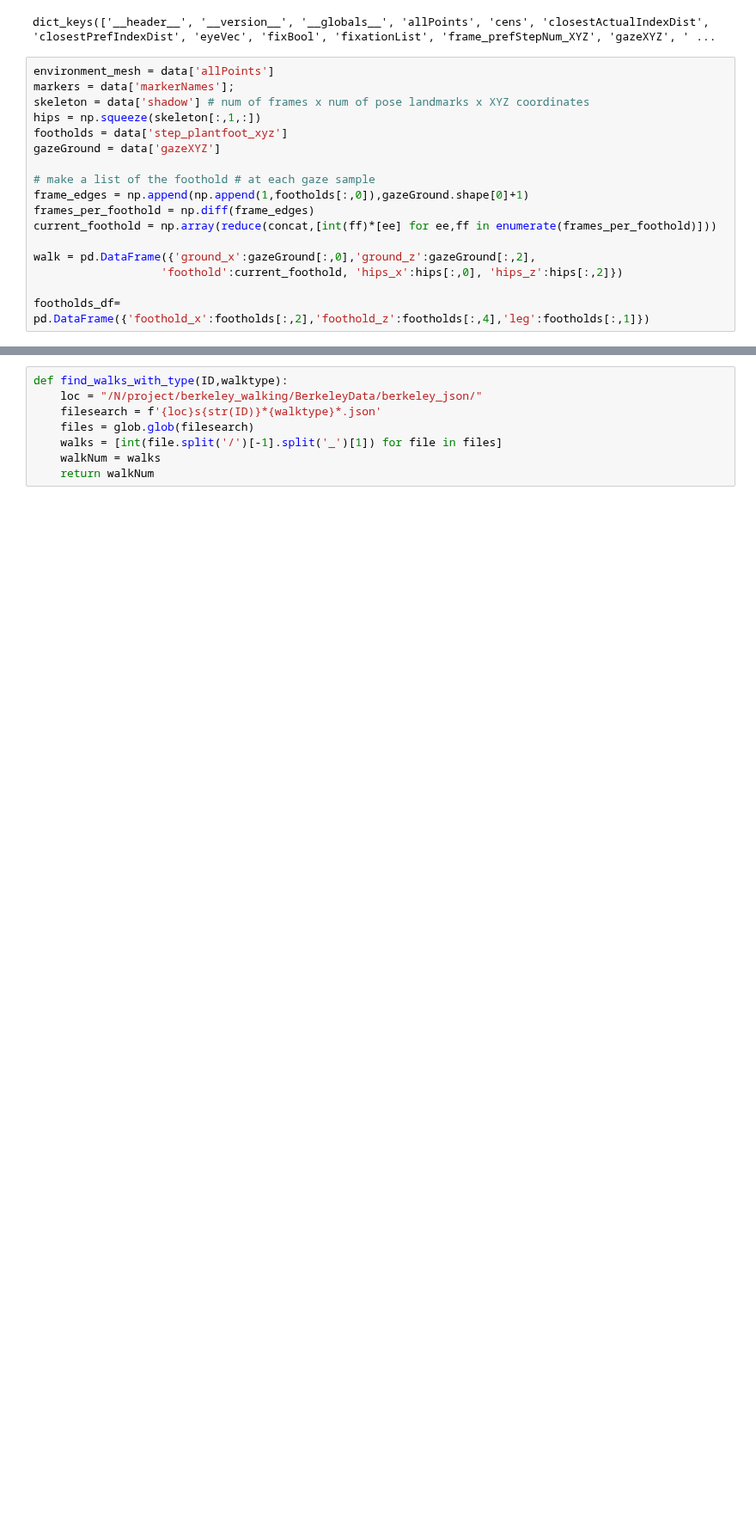
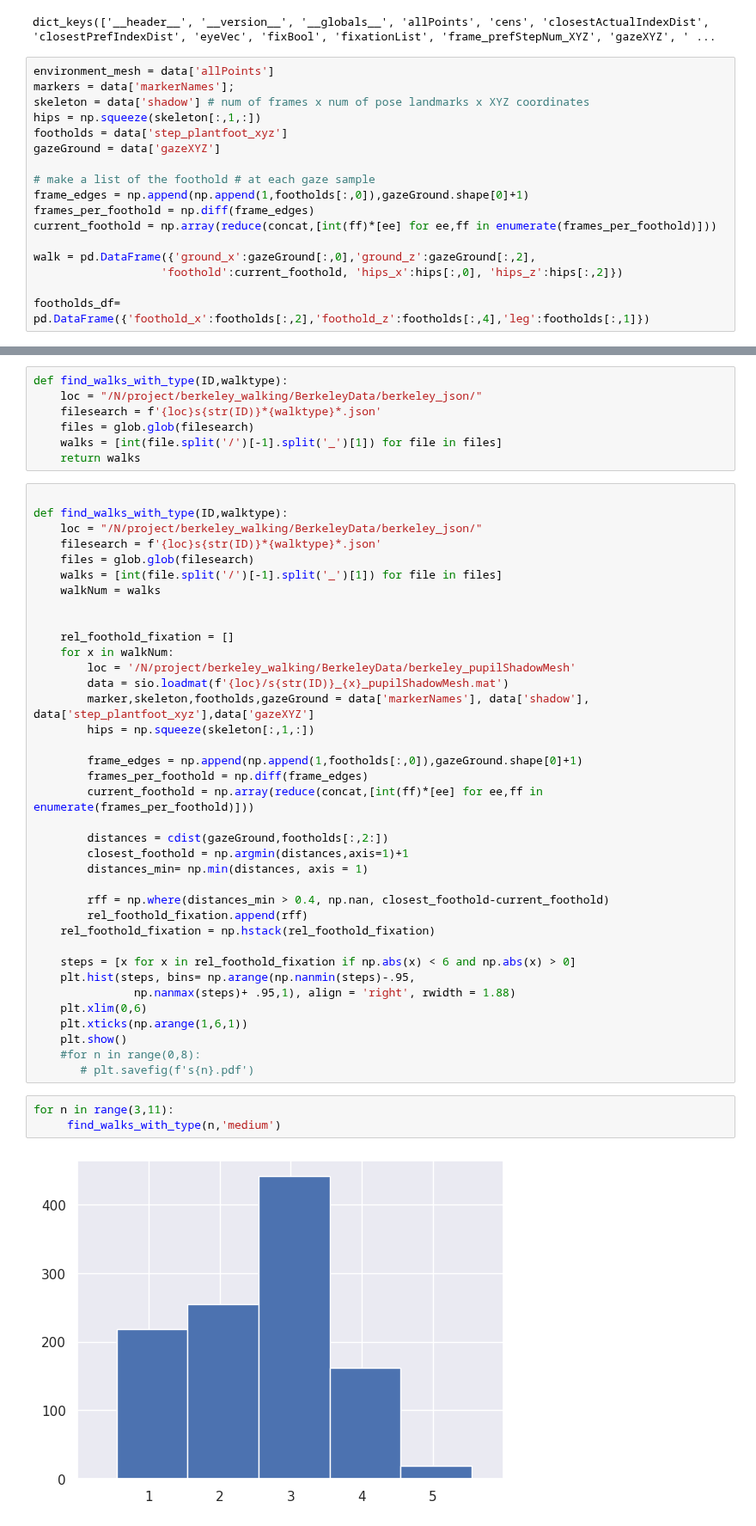
Before and after one commit to BonnenLab/visualize-skelly-laser-environment, a Jupyter notebook: fixation-histograms.ipynb, the cells around one changed output, grey strips where cells are left out. Shown at 86% size. Drawn from its saved outputs; the diff is of its cells as text; blank space fills up the shorter version.

```diff
--- a/fixation-histograms.ipynb
+++ b/fixation-histograms.ipynb
@@ -79,5 +78,46 @@ def find_walks_with_type(ID,walktype):
     filesearch = f'{loc}s{str(ID)}*{walktype}*.json'
     files = glob.glob(filesearch)
     walks = [int(file.split('/')[-1].split('_')[1]) for file in files]
-    walkNum = walks
-    return walkNum
+    return walks
+# %%
+
+def find_walks_with_type(ID,walktype):
+    loc = "/N/project/berkeley_walking/BerkeleyData/berkeley_json/"
+    filesearch = f'{loc}s{str(ID)}*{walktype}*.json'
+    files = glob.glob(filesearch)
+    walks = [int(file.split('/')[-1].split('_')[1]) for file in files]
+    walkNum = walks
+
+
+    rel_foothold_fixation = []
+    for x in walkNum:
+        loc = '/N/project/berkeley_walking/BerkeleyData/berkeley_pupilShadowMesh'
+        data = sio.loadmat(f'{loc}/s{str(ID)}_{x}_pupilShadowMesh.mat')
+        marker,skeleton,footholds,gazeGround = data['markerNames'], data['shadow'], data['step_plantfoot_xyz'],data['gazeXYZ']
+        hips = np.squeeze(skeleton[:,1,:])
+
+        frame_edges = np.append(np.append(1,footholds[:,0]),gazeGround.shape[0]+1)
+        frames_per_foothold = np.diff(frame_edges)
+        current_foothold = np.array(reduce(concat,[int(ff)*[ee] for ee,ff in enumerate(frames_per_foothold)]))
+
+        distances = cdist(gazeGround,footholds[:,2:])
+        closest_foothold = np.argmin(distances,axis=1)+1
+        distances_min= np.min(distances, axis = 1)
+
+        rff = np.where(distances_min > 0.4, np.nan, closest_foothold-current_foothold)
+        rel_foothold_fixation.append(rff)
+    rel_foothold_fixation = np.hstack(rel_foothold_fixation)
+
+    steps = [x for x in rel_foothold_fixation if np.abs(x) < 6 and np.abs(x) > 0]
+    plt.hist(steps, bins= np.arange(np.nanmin(steps)-.95,
+               np.nanmax(steps)+ .95,1), align = 'right', rwidth = 1.88)
+    plt.xlim(0,6)
+    plt.xticks(np.arange(1,6,1))
+    plt.show()
+    #for n in range(0,8):
+       # plt.savefig(f's{n}.pdf')
+# %%
+for n in range(3,11):
+     find_walks_with_type(n,'medium')
+# %% [output]
+[figure, added]
```
Also changed, not shown: parts of 16 cells of this notebook.
